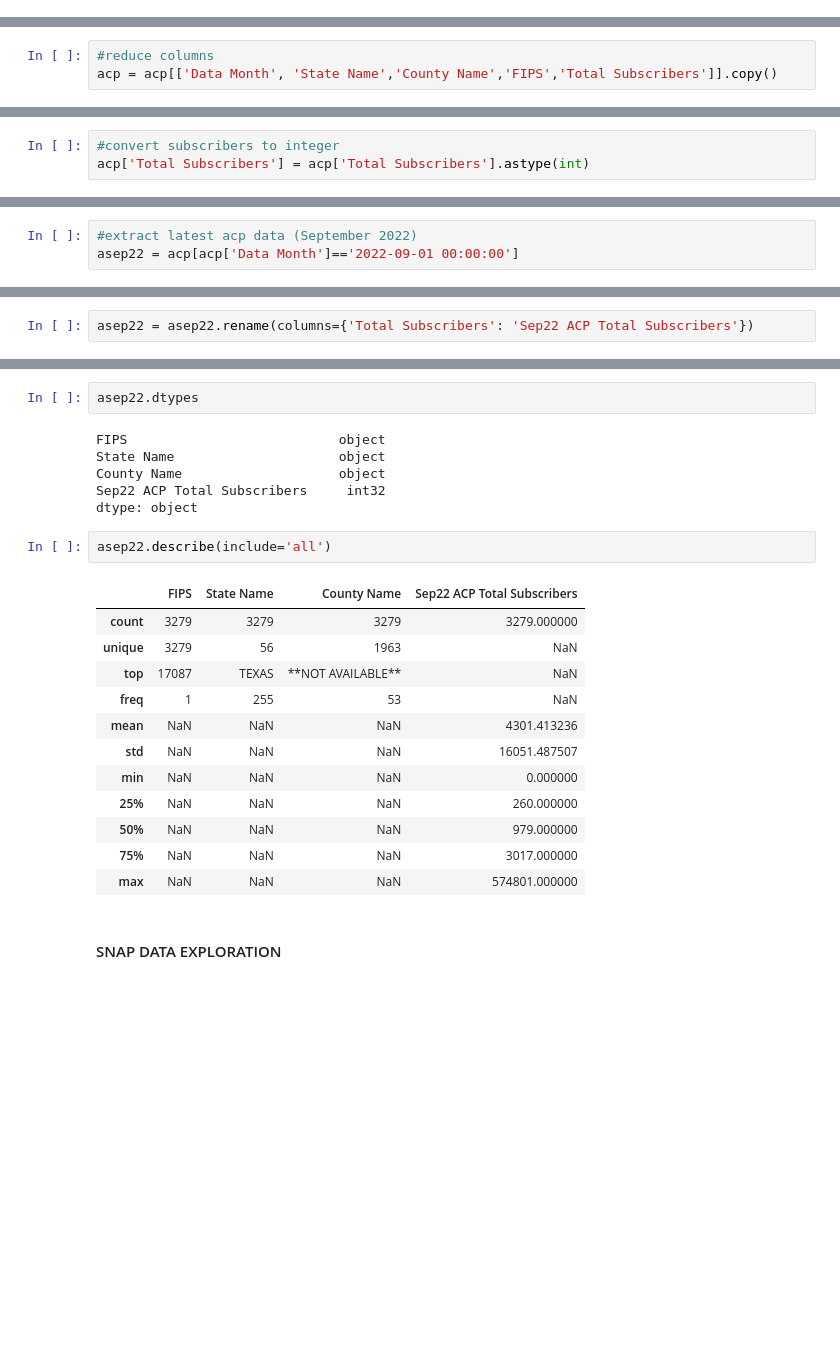
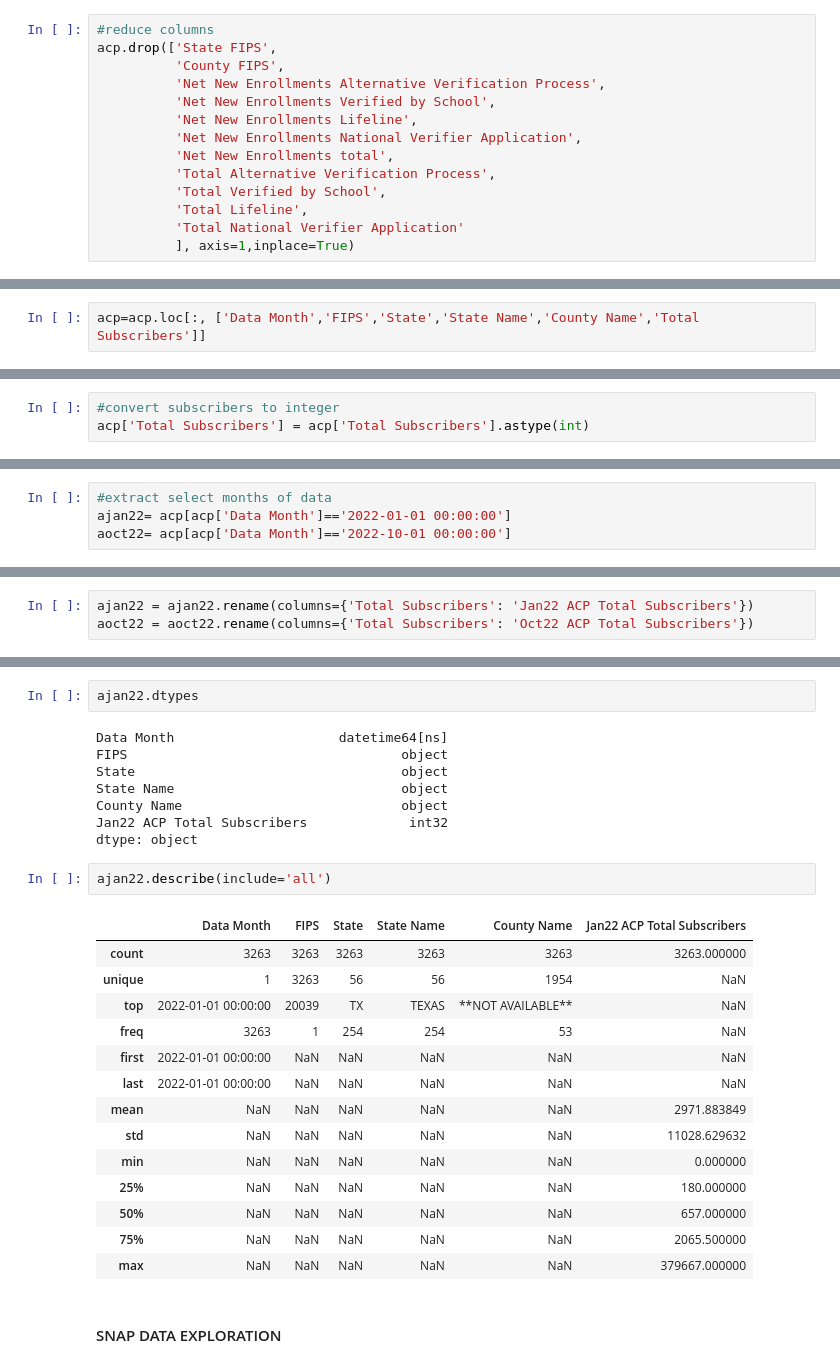
Before and after one commit to datakind/BDT_DataDive_Dec22, a Jupyter notebook: notebooks/BDT DataDive ACP vs SNAP Enrollment.ipynb, the cells around one changed output, grey strips where cells are left out. Cells and saved outputs as stored; diff of their text form; blank space fills up the shorter version.

Commit message:
Evaluated new ACP Data
Added Jan and Oct ACP Data

```diff
--- a/notebooks/BDT DataDive ACP vs SNAP Enrollment.ipynb
+++ b/notebooks/BDT DataDive ACP vs SNAP Enrollment.ipynb
@@ -98,3 +186,17 @@ acp.head()
 | 2 | 2022-01-01 | AL | ALABAMA | BARBOUR COUNTY | 01 | 005 | 41.0 | ... |
 | 3 | 2022-01-01 | AL | ALABAMA | BIBB COUNTY | 01 | 007 | 0.0 | ... |
 | 4 | 2022-01-01 | AL | ALABAMA | BLOUNT COUNTY | 01 | 009 | 12.0 | ... |
+# %%
+#reduce columns
+acp.drop(['State FIPS',
+          'County FIPS',
+          'Net New Enrollments Alternative Verification Process',
+          'Net New Enrollments Verified by School',
+          'Net New Enrollments Lifeline',
+          'Net New Enrollments National Verifier Application',
+          'Net New Enrollments total',
+          'Total Alternative Verification Process',
+          'Total Verified by School',
+          'Total Lifeline',
+          'Total National Verifier Application'
+          ], axis=1,inplace=True)
@@ -101,3 +205,2 @@ acp.head()
 # %%
-#reduce columns
-acp = acp[['Data Month', 'State Name','County Name','FIPS','Total Subscribers']].copy()
+acp=acp.loc[:, ['Data Month','FIPS','State','State Name','County Name','Total Subscribers']]
@@ -131,3 +276,4 @@ dtype: object
 # %%
-#extract latest acp data (September 2022)
-asep22 = acp[acp['Data Month']=='2022-09-01 00:00:00']
+#extract select months of data
+ajan22= acp[acp['Data Month']=='2022-01-01 00:00:00']
+aoct22= acp[acp['Data Month']=='2022-10-01 00:00:00']
@@ -180,2 +280,3 @@ See the caveats in the documentation: https://pandas.pydata.org/pandas-docs/stab
 # %%
-asep22 = asep22.rename(columns={'Total Subscribers': 'Sep22 ACP Total Subscribers'})
+ajan22 = ajan22.rename(columns={'Total Subscribers': 'Jan22 ACP Total Subscribers'})
+aoct22 = aoct22.rename(columns={'Total Subscribers': 'Oct22 ACP Total Subscribers'})
@@ -194,26 +301,30 @@ asep22.head()
 # %%
-asep22.dtypes
+ajan22.dtypes
 # %% [output]
-FIPS                           object
-State Name                     object
-County Name                    object
-Sep22 ACP Total Subscribers     int32
+Data Month                     datetime64[ns]
+FIPS                                   object
+State                                  object
+State Name                             object
+County Name                            object
+Jan22 ACP Total Subscribers             int32
 dtype: object
 # %%
-asep22.describe(include='all')
+ajan22.describe(include='all')
 # %% [output]
-|  | FIPS | State Name | County Name | Sep22 ACP Total Subscribers |
-| count | 3279 | 3279 | 3279 | 3279.000000 |
-| unique | 3279 | 56 | 1963 | NaN |
-| top | 17087 | TEXAS | **NOT AVAILABLE** | NaN |
-| freq | 1 | 255 | 53 | NaN |
-| mean | NaN | NaN | NaN | 4301.413236 |
-| std | NaN | NaN | NaN | 16051.487507 |
-| min | NaN | NaN | NaN | 0.000000 |
-| 25% | NaN | NaN | NaN | 260.000000 |
-| 50% | NaN | NaN | NaN | 979.000000 |
-| 75% | NaN | NaN | NaN | 3017.000000 |
-| max | NaN | NaN | NaN | 574801.000000 |
+|  | Data Month | FIPS | State | State Name | County Name | Jan22 ACP Total Subscribers |
+| count | 3263 | 3263 | 3263 | 3263 | 3263 | 3263.000000 |
+| unique | 1 | 3263 | 56 | 56 | 1954 | NaN |
+| top | 2022-01-01 00:00:00 | 20039 | TX | TEXAS | **NOT AVAILABLE** | NaN |
+| freq | 3263 | 1 | 254 | 254 | 53 | NaN |
+| first | 2022-01-01 00:00:00 | NaN | NaN | NaN | NaN | NaN |
+| last | 2022-01-01 00:00:00 | NaN | NaN | NaN | NaN | NaN |
+| mean | NaN | NaN | NaN | NaN | NaN | 2971.883849 |
+| std | NaN | NaN | NaN | NaN | NaN | 11028.629632 |
+| min | NaN | NaN | NaN | NaN | NaN | 0.000000 |
+| 25% | NaN | NaN | NaN | NaN | NaN | 180.000000 |
+| 50% | NaN | NaN | NaN | NaN | NaN | 657.000000 |
+| 75% | NaN | NaN | NaN | NaN | NaN | 2065.500000 |
+| max | NaN | NaN | NaN | NaN | NaN | 379667.000000 |
 # %% [markdown]
 #### SNAP DATA EXPLORATION
 # %%
```
Also changed, not shown: parts of 18 cells of this notebook.
